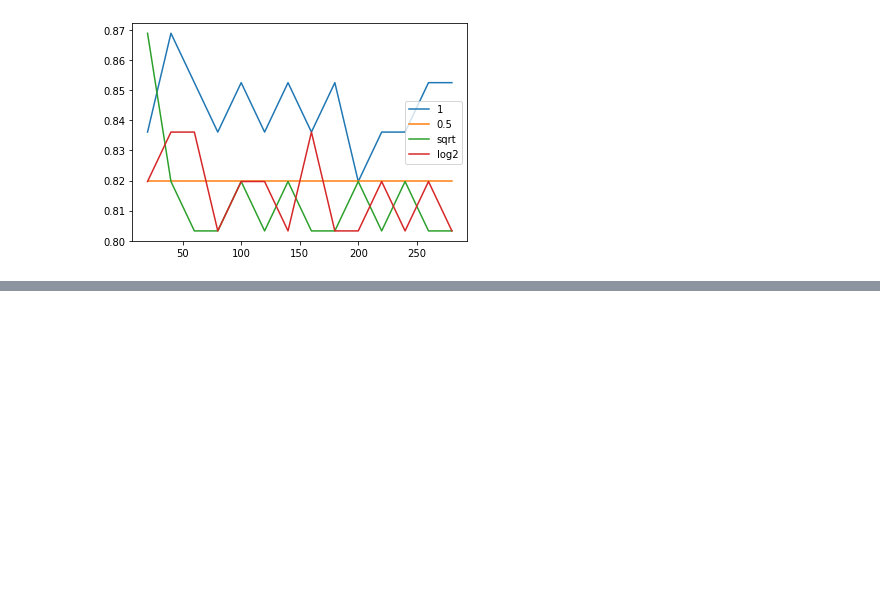
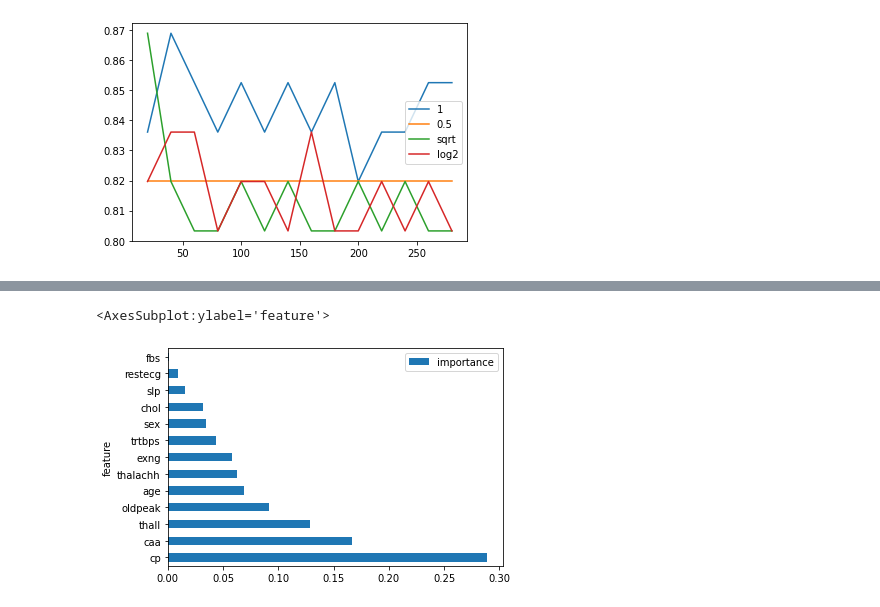
Before and after one commit to floriandotpy/data-playground, a Jupyter notebook: fastai/tabular-modeling.ipynb, the cells around one changed output, grey strips where cells are left out. Cells and saved outputs as stored; diff of their text form; code cells hidden in the pictures; blank space fills up the shorter version.

```diff
--- a/fastai/tabular-modeling.ipynb
+++ b/fastai/tabular-modeling.ipynb
@@ -205,0 +222,6 @@ plt.show()
+# %%
+feature_imp = pd.DataFrame({
+    "feature": train_xs.columns,
+    "importance": np.stack([tree.feature_importances_ for tree in forest.estimators_]).mean(0)
+})
+feature_imp.sort_values(by='importance', ascending=False, inplace=True)
@@ -205,0 +245,5 @@ plt.show()
+# %%
+feature_imp.plot.barh(x='feature', y='importance')
+# %% [output]
+<AxesSubplot:ylabel='feature'>
+[figure, added]
```
Also changed, not shown: parts of 10 cells of this notebook.
